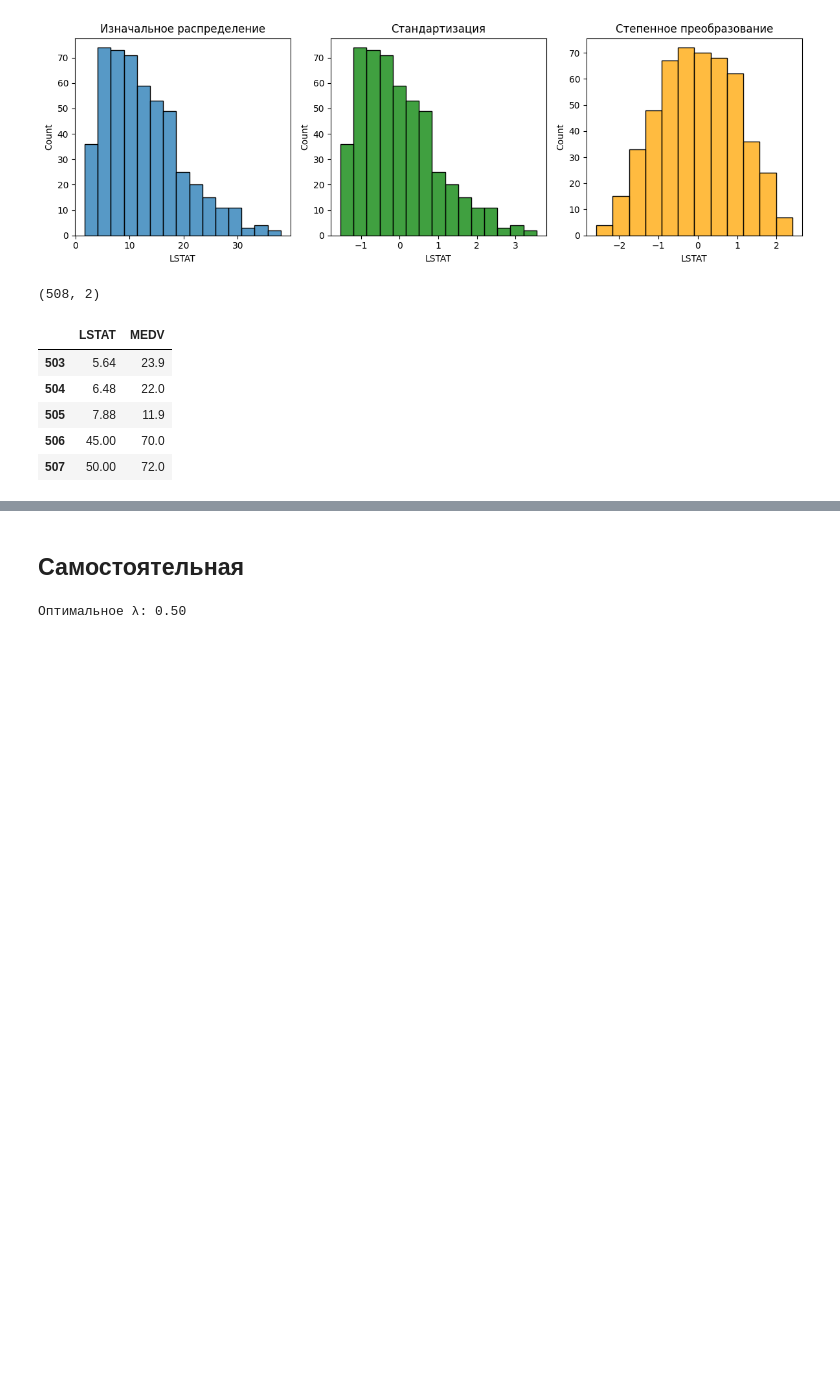
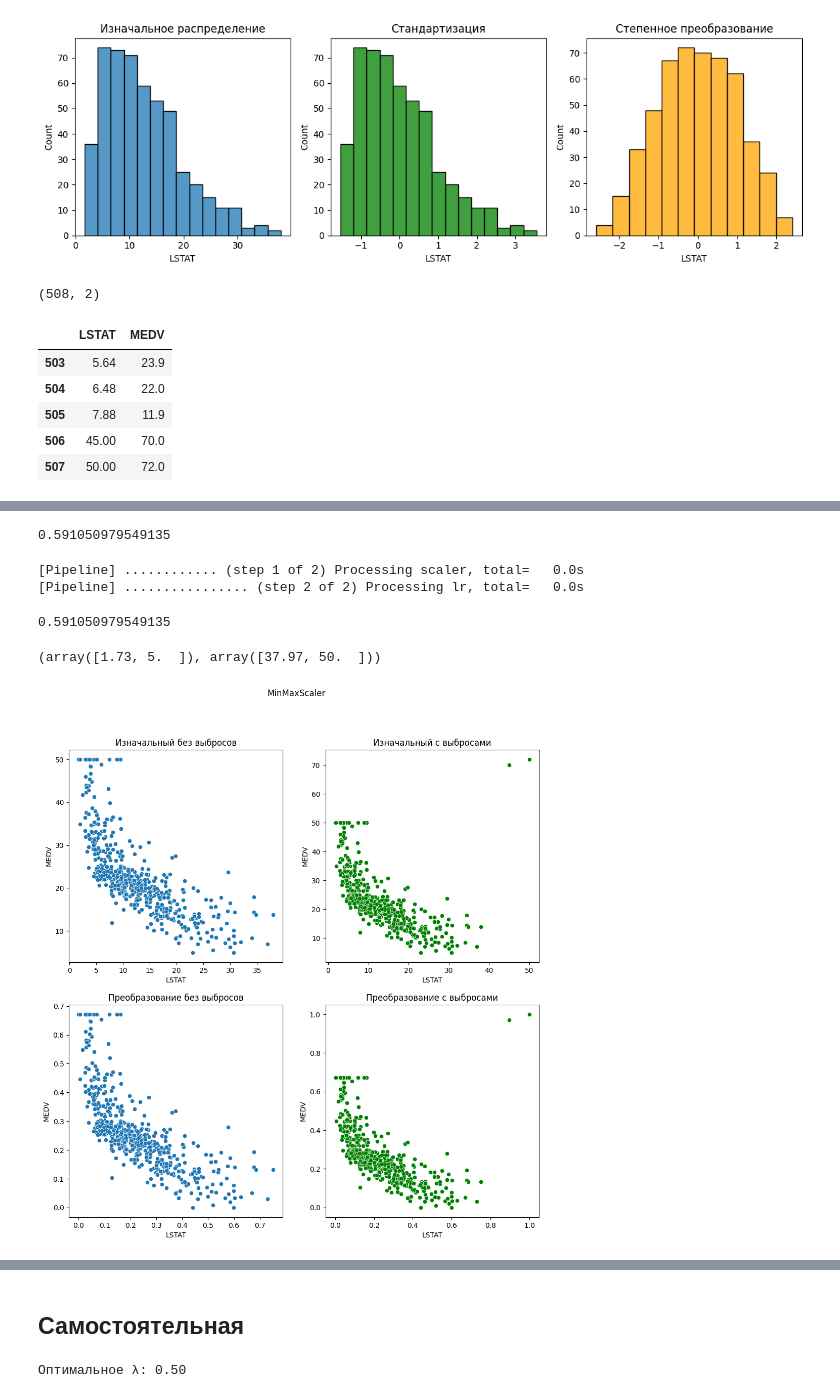
Before and after one commit to ChargeChallenger/TANN-notebooks, a Jupyter notebook: 04-nonlinear.ipynb, the cells around one changed output, grey strips where cells are left out. Drawn from its saved outputs; the diff is of its cells as text; code cells hidden in the pictures; blank space fills up the shorter version.

```diff
--- a/04-nonlinear.ipynb
+++ b/04-nonlinear.ipynb
@@ -88,0 +285,4 @@ fig, ax = plt.subplots(1, 2, figsize = (12,6))
+# %%
+make_pipeline(StandardScaler(), LinearRegression()).fit(X_train, y_train).score(X_test, y_test)
+# %% [output]
+0.591050979549135
@@ -88,0 +294,30 @@ fig, ax = plt.subplots(1, 2, figsize = (12,6))
+# %%
+# рассчитаем коэффициент детерминации
+pipe.fit(X_train, y_train).score(X_test, y_test)
+# %% [output]
+[Pipeline] ............ (step 1 of 2) Processing scaler, total=   0.0s
+[Pipeline] ................ (step 2 of 2) Processing lr, total=   0.0s
+0.591050979549135
+# %%
+# импортируем класс MinMaxScaler
+from sklearn.preprocessing import MinMaxScaler
+# создаем объект этого класса,
+# в параметре feature_range оставим диапазон по умолчанию
+minmax = MinMaxScaler(feature_range = (0, 1))
+minmax
+# применим метод .fit()
+minmax.fit(boston)
+# найдем минимальные и максимальные значения
+minmax.data_min_, minmax.data_max_
+# %% [output]
+(array([1.73, 5.  ]), array([37.97, 50.  ]))
+# %%
+boston_scaled = minmax.transform(boston)
+boston_outlier_scaled = minmax.fit_transform(boston_outlier)
+boston_scaled = pd.DataFrame(boston_scaled, columns = boston.columns)
+boston_outlier_scaled = pd.DataFrame(boston_outlier_scaled, columns = boston.columns)
+# %%
+# построим точечные диаграммы
+scatter_plots(boston, boston_outlier, boston_scaled, boston_outlier_scaled, title = 'MinMaxScaler')
+# %% [output]
+[figure, added]
```
Also changed, not shown: parts of 83 cells of this notebook.
